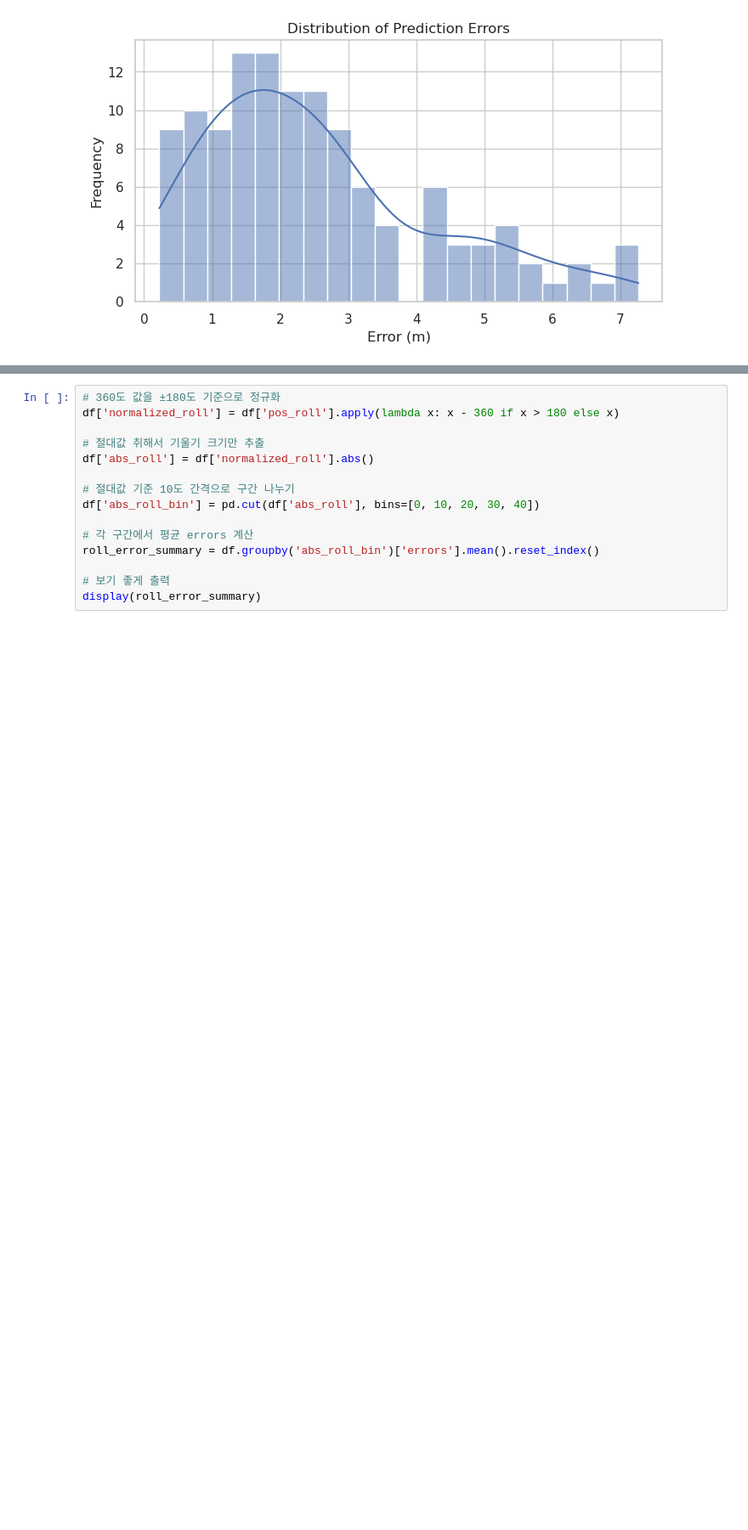
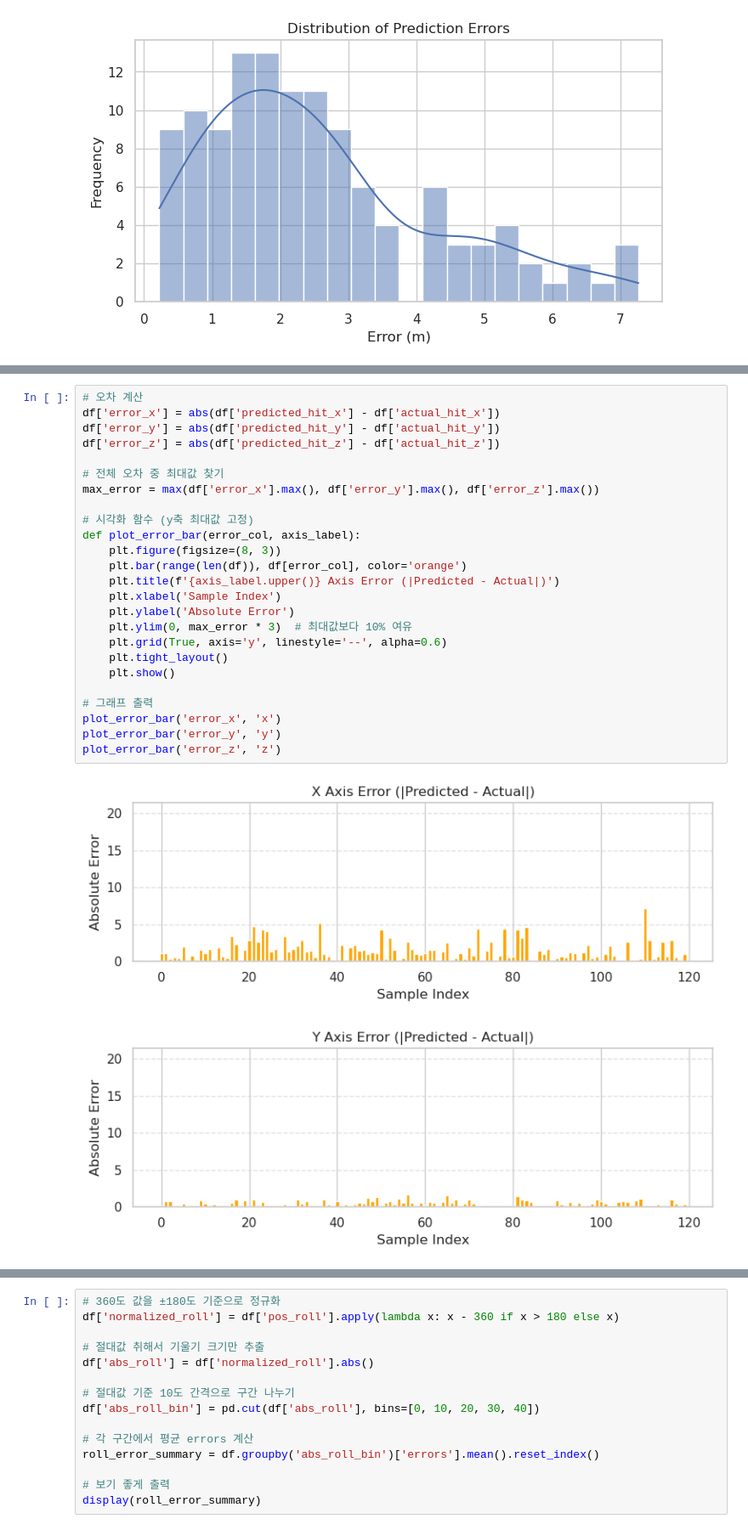
Before and after one commit to sharesugi/ready, a Jupyter notebook: 포탑제어 파트/장성민/attack_point_predict_result.ipynb, the cells around one changed output, grey strips where cells are left out. Shown at 85% size. Drawn from its saved outputs; the diff is of its cells as text; blank space fills up the shorter version.

```diff
--- a/포탑제어 파트/장성민/attack_point_predict_result.ipynb
+++ b/포탑제어 파트/장성민/attack_point_predict_result.ipynb
@@ -14,0 +38,28 @@ plt.show()
+# %%
+# 오차 계산
+df['error_x'] = abs(df['predicted_hit_x'] - df['actual_hit_x'])
+df['error_y'] = abs(df['predicted_hit_y'] - df['actual_hit_y'])
+df['error_z'] = abs(df['predicted_hit_z'] - df['actual_hit_z'])
+
+# 전체 오차 중 최대값 찾기
+max_error = max(df['error_x'].max(), df['error_y'].max(), df['error_z'].max())
+
+# 시각화 함수 (y축 최대값 고정)
+def plot_error_bar(error_col, axis_label):
+    plt.figure(figsize=(8, 3))
+    plt.bar(range(len(df)), df[error_col], color='orange')
+    plt.title(f'{axis_label.upper()} Axis Error (|Predicted - Actual|)')
+    plt.xlabel('Sample Index')
+    plt.ylabel('Absolute Error')
+    plt.ylim(0, max_error * 3)  # 최대값보다 10% 여유
+    plt.grid(True, axis='y', linestyle='--', alpha=0.6)
+    plt.tight_layout()
+    plt.show()
+
+# 그래프 출력
+plot_error_bar('error_x', 'x')
+plot_error_bar('error_y', 'y')
+plot_error_bar('error_z', 'z')
+# %% [output]
+[figure, added]
+[figure, added]
```
Also changed, not shown: parts of 2 cells of this notebook, 2 other files.
